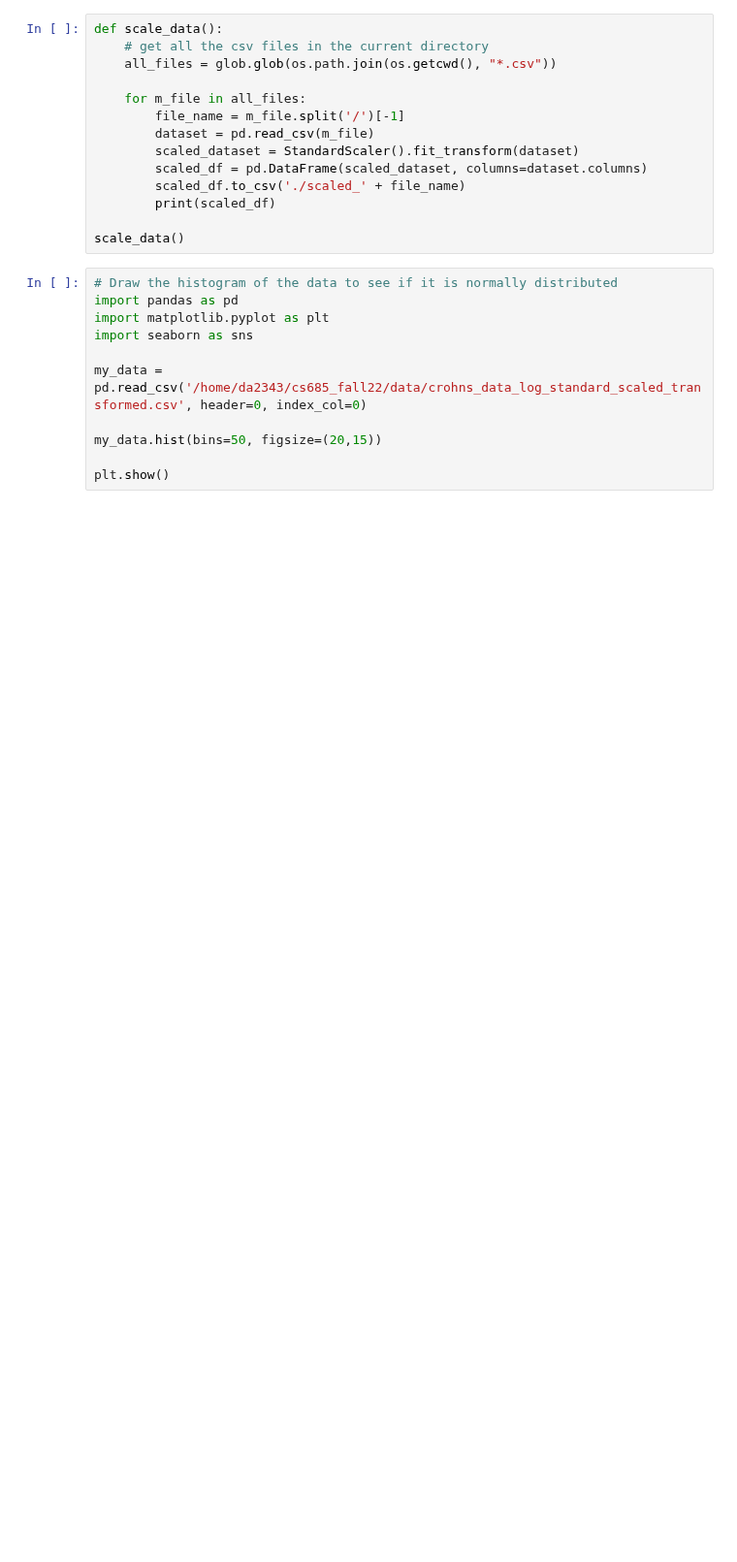
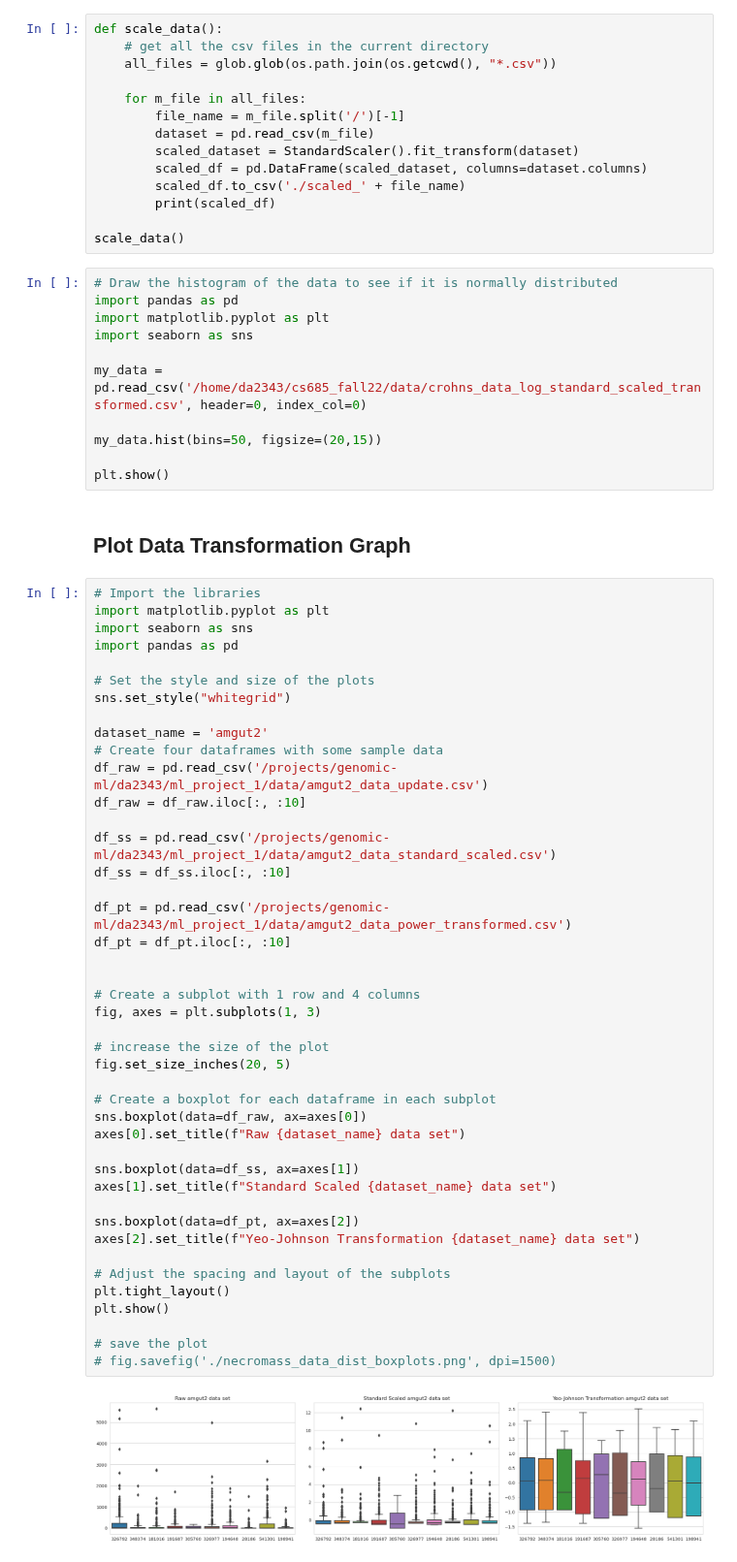
Before and after one commit to EngineerDanny/CS685-Microbe-Network-Research-Code, a Jupyter notebook: data/wrangle_data.ipynb, the cells around one changed output. Shown at 97% size. Cells and saved outputs as stored; diff of their text form; blank space fills up the shorter version.

Commit message:
update wrangle_data with new figures

```diff
--- a/data/wrangle_data.ipynb
+++ b/data/wrangle_data.ipynb
@@ -182,3 +182,50 @@ my_data = pd.read_csv('/home/da2343/cs685_fall22/data/crohns_data_log_standard_s
 my_data.hist(bins=50, figsize=(20,15))
 
 plt.show()
+# %% [markdown]
+## Plot Data Transformation Graph
+# %%
+# Import the libraries
+import matplotlib.pyplot as plt
+import seaborn as sns
+import pandas as pd
+
+# Set the style and size of the plots
+sns.set_style("whitegrid")
+
+dataset_name = 'amgut2'
+# Create four dataframes with some sample data
+df_raw = pd.read_csv('/projects/genomic-ml/da2343/ml_project_1/data/amgut2_data_update.csv')
+df_raw = df_raw.iloc[:, :10]
+
+df_ss = pd.read_csv('/projects/genomic-ml/da2343/ml_project_1/data/amgut2_data_standard_scaled.csv')
+df_ss = df_ss.iloc[:, :10]
+
+df_pt = pd.read_csv('/projects/genomic-ml/da2343/ml_project_1/data/amgut2_data_power_transformed.csv')
+df_pt = df_pt.iloc[:, :10]
+
+
+# Create a subplot with 1 row and 4 columns
+fig, axes = plt.subplots(1, 3)
+
+# increase the size of the plot
+fig.set_size_inches(20, 5)
+
+# Create a boxplot for each dataframe in each subplot
+sns.boxplot(data=df_raw, ax=axes[0])
+axes[0].set_title(f"Raw {dataset_name} data set")
+
+sns.boxplot(data=df_ss, ax=axes[1])
+axes[1].set_title(f"Standard Scaled {dataset_name} data set")
+
+sns.boxplot(data=df_pt, ax=axes[2])
+axes[2].set_title(f"Yeo-Johnson Transformation {dataset_name} data set")
+
+# Adjust the spacing and layout of the subplots
+plt.tight_layout()
+plt.show()
+
+# save the plot
+# fig.savefig('./necromass_data_dist_boxplots.png', dpi=1500)
+# %% [output]
+[figure, added]
```
